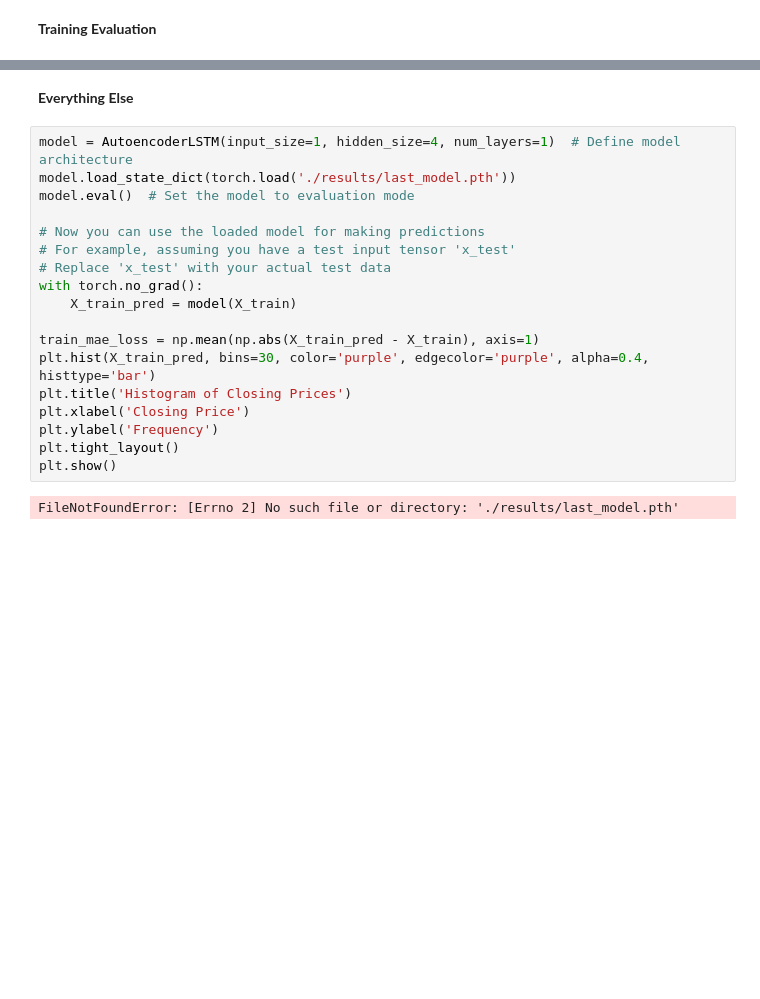
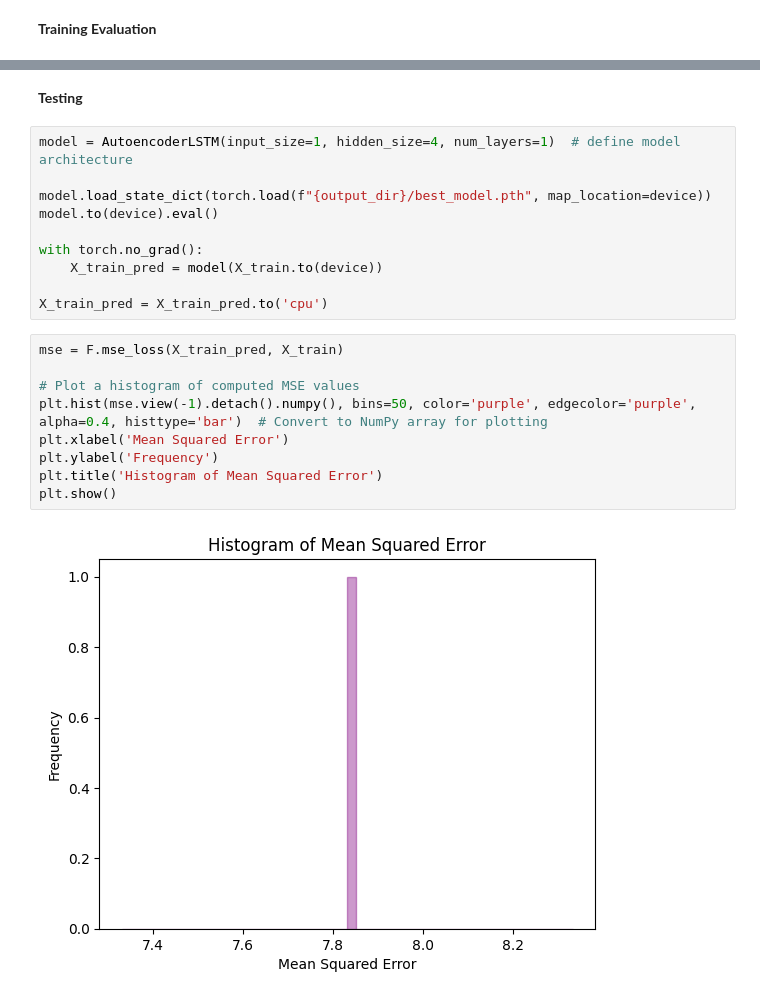
Before and after one commit to grlefl/LSTM-Autoencoder-Anomaly-Detection, a Jupyter notebook: main.ipynb, the cells around one changed output, grey strips where cells are left out. Cells and saved outputs as stored; diff of their text form; blank space fills up the shorter version.

```diff
--- a/main.ipynb
+++ b/main.ipynb
@@ -254,22 +238,23 @@ plt.savefig(os.path.join(output_dir, 'loss_plot.png'))
-# %% [markdown]
-**Everything Else**
-# %%
-model = AutoencoderLSTM(input_size=1, hidden_size=4, num_layers=1)  # Define model architecture
-model.load_state_dict(torch.load('./results/last_model.pth'))
-model.eval()  # Set the model to evaluation mode
-
-# Now you can use the loaded model for making predictions
-# For example, assuming you have a test input tensor 'x_test'
-# Replace 'x_test' with your actual test data
-with torch.no_grad():
-    X_train_pred = model(X_train)
-
-train_mae_loss = np.mean(np.abs(X_train_pred - X_train), axis=1)
-plt.hist(X_train_pred, bins=30, color='purple', edgecolor='purple', alpha=0.4, histtype='bar')
-plt.title('Histogram of Closing Prices')
-plt.xlabel('Closing Price')
-plt.ylabel('Frequency')
-plt.tight_layout()
-plt.show()
-# %% [output]
-FileNotFoundError: [Errno 2] No such file or directory: './results/last_model.pth'
+# %% [markdown]
+**Testing**
+# %%
+model = AutoencoderLSTM(input_size=1, hidden_size=4, num_layers=1)  # define model architecture
+
+model.load_state_dict(torch.load(f"{output_dir}/best_model.pth", map_location=device))
+model.to(device).eval()
+
+with torch.no_grad():
+    X_train_pred = model(X_train.to(device))
+
+X_train_pred = X_train_pred.to('cpu')
+# %%
+mse = F.mse_loss(X_train_pred, X_train)
+
+# Plot a histogram of computed MSE values
+plt.hist(mse.view(-1).detach().numpy(), bins=50, color='purple', edgecolor='purple', alpha=0.4, histtype='bar')  # Convert to NumPy array for plotting
+plt.xlabel('Mean Squared Error')
+plt.ylabel('Frequency')
+plt.title('Histogram of Mean Squared Error')
+plt.show()
+# %% [output]
+[figure, added]
```
Also changed, not shown: parts of 6 cells of this notebook.
